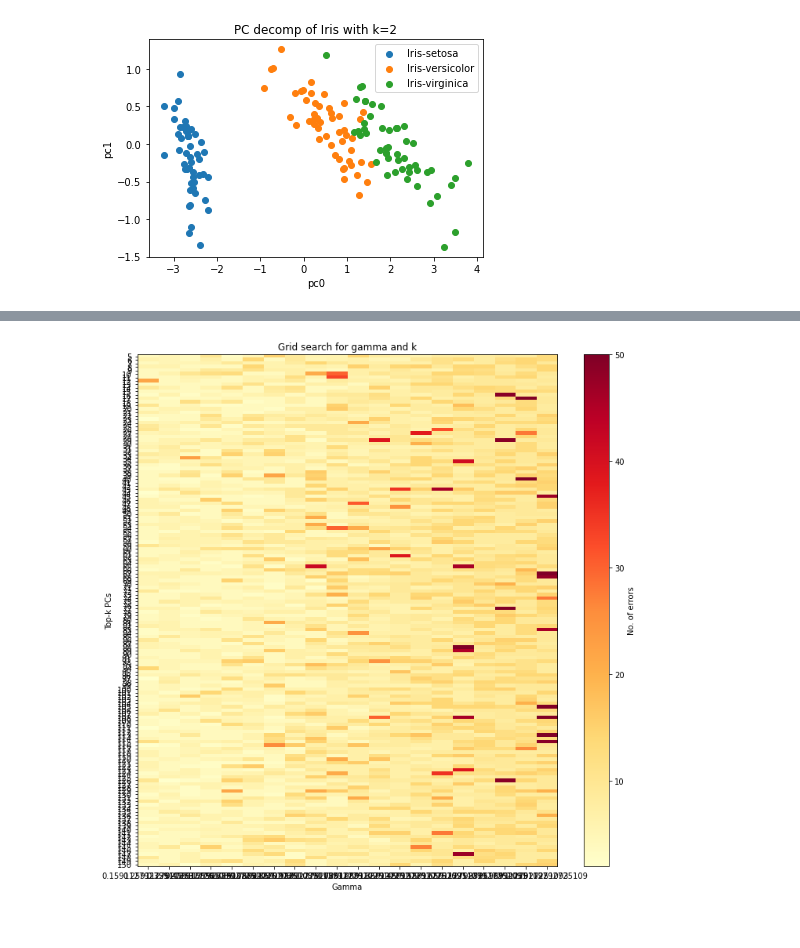
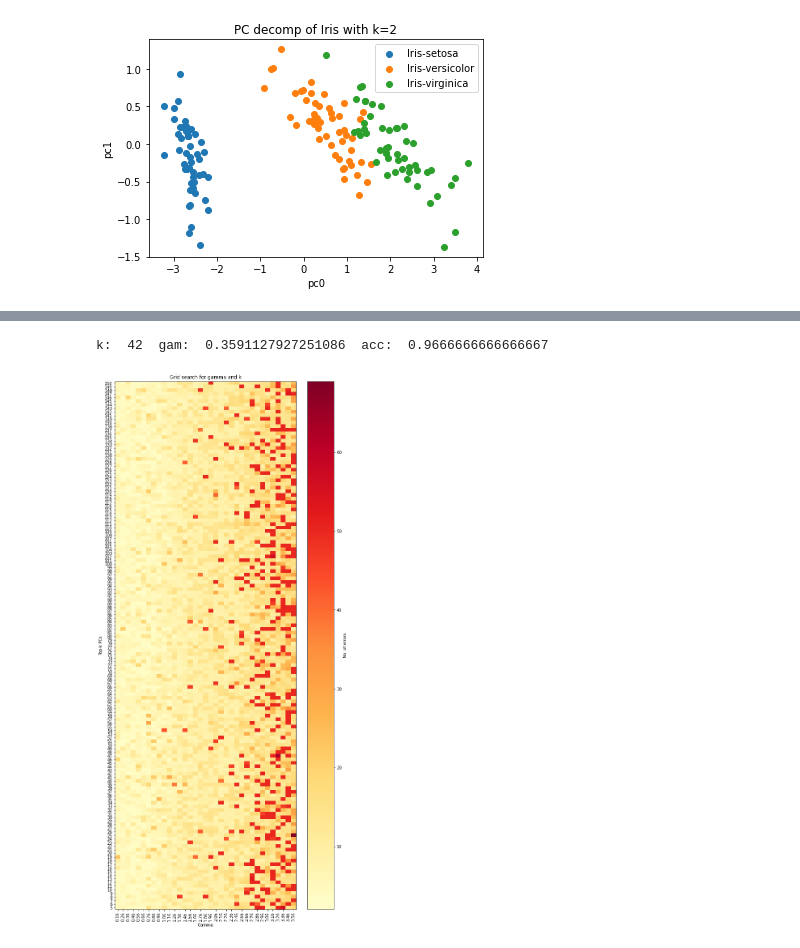
Before and after one commit to JDJFisher/iris-classification, a Jupyter notebook: cswk.ipynb, the cells around one changed output, grey strips where cells are left out. Saved outputs shown, nothing was run; the diff lists cells and outputs as text; code cells hidden in the pictures.

Commit message:
✨ Lookup the best model from the grid search

```diff
--- a/cswk.ipynb
+++ b/cswk.ipynb
@@ -167,38 +167,58 @@ gam_range = np.arange(gam_min, gam_max, 0.10)
 k_range = np.arange(X.shape[1]+1, X.shape[0]+1, 1)
 
 
+# Reduce grid size (temp)
+# k_range = k_range[126:135]
+# gam_range = gam_range[:8]
+
+
 # Create a table to store the error of each model
 model_errors = np.empty((len(k_range), len(gam_range)))
 
 
 # Iterate over gamma values
-for i, gam in enumerate(gam_range):
+for j, gam in enumerate(gam_range):
     # Compute the kernel
     K = rbgKernel(X, gam)
     _, W, Z = pca(K)
 
     # Try the top k components between d and n
-    for j, k in enumerate(k_range):
+    for i, k in enumerate(k_range):
         # Select the top k components from the decomposition
-        W_ = W[:k]
         Z_ = Z[:,:k]
 
         # Train a model with the parameters
         m = Perceptron(Z_, y)
 
         # Record the models number of training errors
-        model_errors[j, i] = m.errors(Z_, y)
+        model_errors[i, j] = m.errors(Z_, y)
+# %%
+# Select the k-gam pair which produces the least training errors in the error grid
+i, j = np.unravel_index(model_errors.argmin(), model_errors.shape)
+k = k_range[i]
+gam = gam_range[j]
+
+# Reconstruct the best model with the tuned parameters
+K = rbgKernel(X, gam)
+_, _, Z = pca(K, k=k)
+m = Perceptron(Z, y)
+
+# Print the model performance
+print('k: ', k, ' gam: ', gam, ' acc: ', m.accuracy(Z, y))
+# %% [output]
+k:  42  gam:  0.3591127927251086  acc:  0.9666666666666667
 # %%
 # Plot the grid search
-fig, ax = plt.subplots(figsize=(12, 12))
+fig, ax = plt.subplots(figsize=(10, 24))
 im = ax.imshow(model_errors, aspect='auto', interpolation='nearest', cmap='YlOrRd')
 cb = fig.colorbar(im, ax=ax)
 cb.set_label('No. of errors')
-plt.xticks(np.arange(len(gam_range)), gam_range)
+plt.xticks(np.arange(len(gam_range)), np.round(gam_range, 2), rotation=90)
 plt.yticks(np.arange(len(k_range)), k_range)
+plt.gca().invert_yaxis()
 plt.title('Grid search for gamma and k')
 plt.xlabel('Gamma')
 plt.ylabel('Top-k PCs')
 plt.show()
 # %% [output]
-[figure, old version]
+[figure, new version]
```
Also changed, not shown: parts of 1 cell of this notebook.
